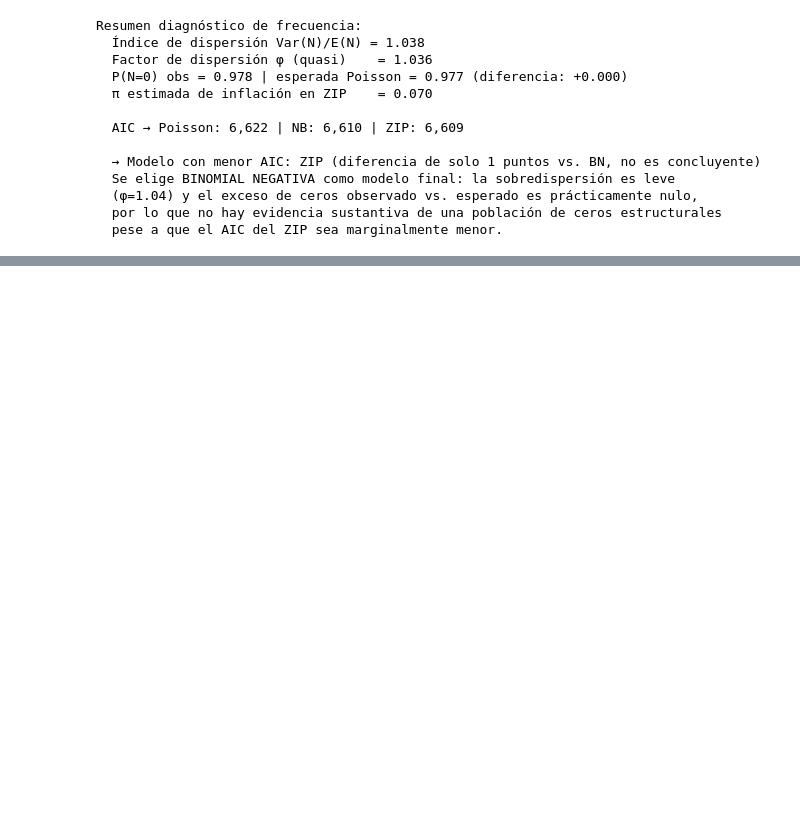
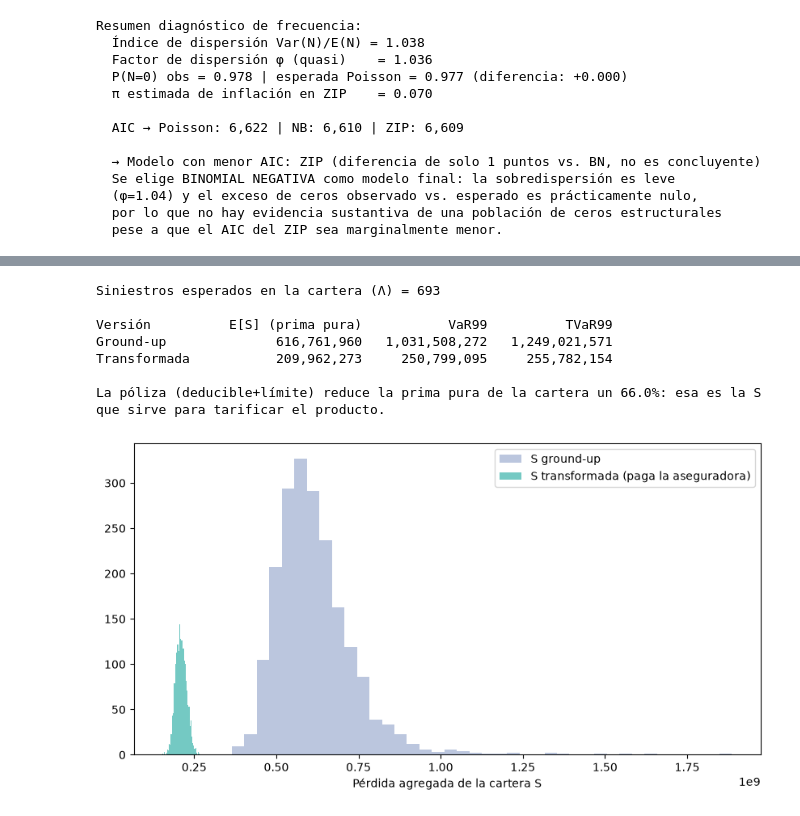
Before and after one commit to Ericdaniel78/MASDFR_20271, a Jupyter notebook: entregas/equipo_05/Practica1/solucion_milly.ipynb, the cells around one changed output, grey strips where cells are left out. Drawn from its saved outputs; the diff is of its cells as text; code cells hidden in the pictures; blank space fills up the shorter version.

```diff
--- a/entregas/equipo_05/Practica1/solucion_milly.ipynb
+++ b/entregas/equipo_05/Practica1/solucion_milly.ipynb
@@ -276,0 +286,56 @@ Resumen diagnóstico de frecuencia:
+# %%
+import matplotlib.pyplot as plt
+
+# Función matemática de la póliza (aplica deducible, coaseguro y límite)
+def transformar(x, deducible, coaseguro, SA):
+    return np.minimum(np.maximum(x - deducible, 0) * (1 - coaseguro), SA)
+
+# ——— Simulación del modelo colectivo (ground-up y transformada) ———
+Lambda = lam_hat * df.exposicion.sum()  # siniestros esperados en la cartera
+r_agg = Lambda / (phi - 1)              # dispersión agregada (Var = phi * Lambda)
+p_agg = r_agg / (r_agg + Lambda)
+frecuencia_agg = stats.nbinom(r_agg, p_agg)
+
+ded = df.deducible.values; sa = df.suma_asegurada.values; coas = df.coaseguro.values
+M = 2000 # Simulamos 2000 escenarios
+Sg = np.empty(M); Sp = np.empty(M)
+
+for m in range(M):
+    Ntot = frecuencia_agg.rvs() # Cuántos choques hubo en el año
+    xg = dist_sev.rvs(*pr_sev, size=Ntot) # Cuánto costó cada choque
+    pol = np.random.randint(0, len(df), Ntot) # A qué póliza le tocó el choque
+    xp = transformar(xg, ded[pol], coas[pol], sa[pol]) # Lo que paga la aseguradora
+
+    Sg[m] = xg.sum() # Suma total Ground-up
+    Sp[m] = xp.sum() # Suma total Transformada
+
+# ——— Resultados y Gráficas ———
+def resumen(S):
+    v = np.percentile(S, 99) # VaR al 99%
+    return S.mean(), v, S[S > v].mean() # TVaR al 99%
+
+print(f"Siniestros esperados en la cartera (Λ) = {Lambda:,.0f}\n")
+print(f"{'Versión':14}{'E[S] (prima pura)':>20}{'VaR99':>16}{'TVaR99':>16}")
+for nom, S in [("Ground-up", Sg), ("Transformada", Sp)]:
+    e, v, t = resumen(S)
+    print(f"{nom:14}{e:>20,.0f}{v:>16,.0f}{t:>16,.0f}")
+
+print(f"\nLa póliza (deducible+límite) reduce la prima pura de la cartera un "
+      f"{1 - Sp.mean()/Sg.mean():.1%}: esa es la S que sirve para tarificar el producto.")
+
+# Gráfica
+plt.figure(figsize=(10, 5))
+plt.hist(Sg, bins=40, alpha=0.6, color="#8FA0C8", label="S ground-up")
+plt.hist(Sp, bins=40, alpha=0.6, color="#17A69B", label="S transformada (paga la aseguradora)")
+plt.xlabel("Pérdida agregada de la cartera S")
+plt.legend()
+plt.show()
+# %% [output]
+Siniestros esperados en la cartera (Λ) = 693
+
+Versión          E[S] (prima pura)           VaR99          TVaR99
+Ground-up              616,761,960   1,031,508,272   1,249,021,571
+Transformada           209,962,273     250,799,095     255,782,154
+
+La póliza (deducible+límite) reduce la prima pura de la cartera un 66.0%: esa es la S que sirve para tarificar el producto.
+[figure, added]
```
Also changed, not shown: parts of 5 cells of this notebook.
